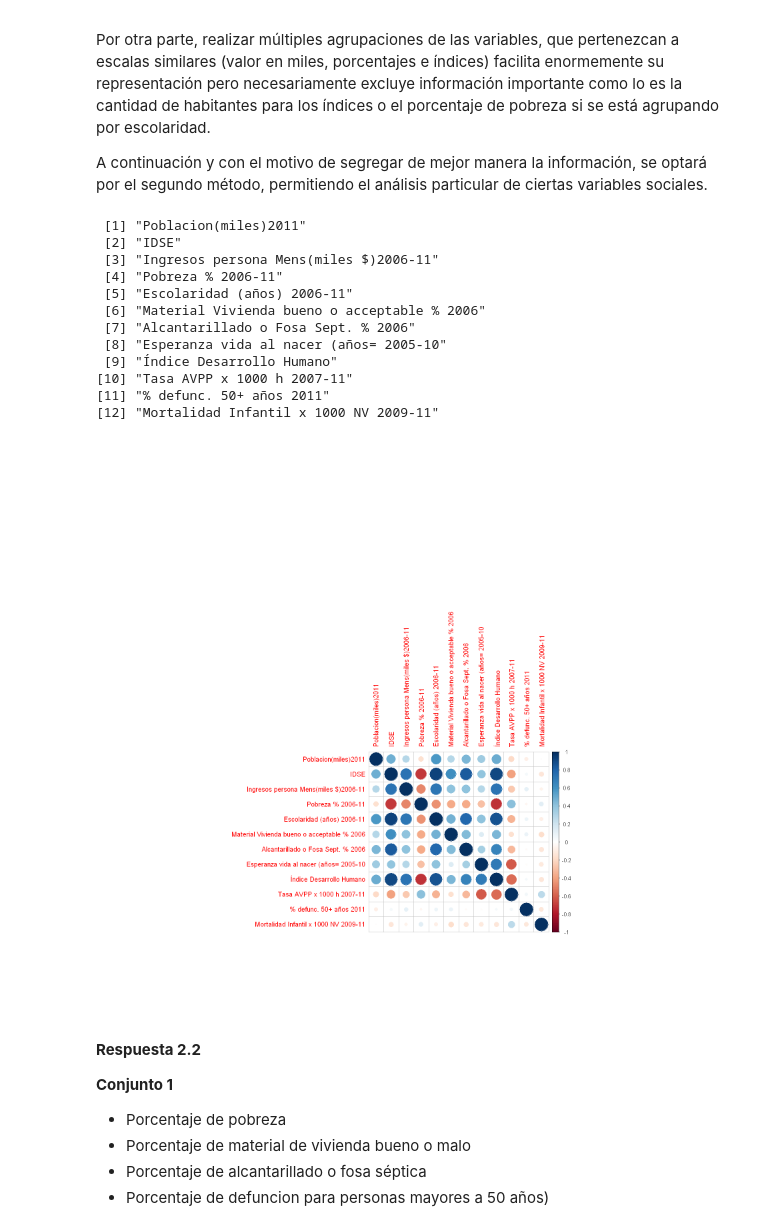
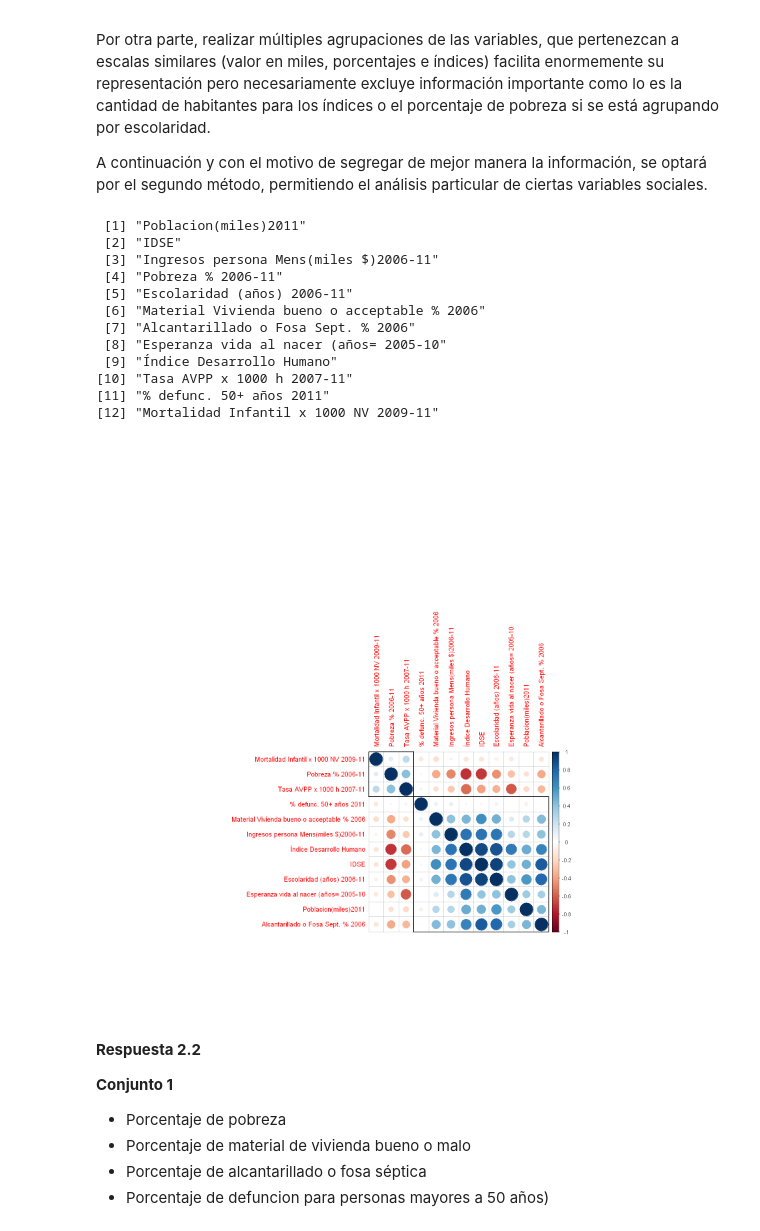
Before and after one commit to ReinaldoBustamante/Analisis-de-datos, a Jupyter notebook: K-means/Clustering_Notebook1.ipynb, the cells around one changed output. Drawn from its saved outputs; the diff is of its cells as text; code cells hidden in the pictures.

Commit message:
hclust corrplot

```diff
--- a/K-means/Clustering_Notebook1.ipynb
+++ b/K-means/Clustering_Notebook1.ipynb
@@ -361,23 +361,23 @@ A continuación y con el motivo de segregar de mejor manera la información, se
 # %%
 options(repr.plot.width = 12, repr.plot.height =14)
 data_matrix <- as.matrix(datos[1:323,3:14])
 cor_matrix <- cor(data_matrix)
 print(colnames(data_matrix))
-corrplot(cor_matrix, method = "circle")
+corrplot(cor_matrix, method = "circle", order = "hclust", addrect = 2)
 # %% [output]
  [1] "Poblacion(miles)2011"
  [2] "IDSE"
  [3] "Ingresos persona Mens(miles $)2006-11"
  [4] "Pobreza % 2006-11"
  [5] "Escolaridad (años) 2006-11"
  [6] "Material Vivienda bueno o acceptable % 2006"
  [7] "Alcantarillado o Fosa Sept. % 2006"
  [8] "Esperanza vida al nacer (años= 2005-10"
  [9] "Índice Desarrollo Humano"
 [10] "Tasa AVPP x 1000 h 2007-11"
 [11] "% defunc. 50+ años 2011"
 [12] "Mortalidad Infantil x 1000 NV 2009-11"
-[figure, old version]
+[figure, new version]
 # %% [markdown]
 #### **Respuesta 2.2**
 
```
